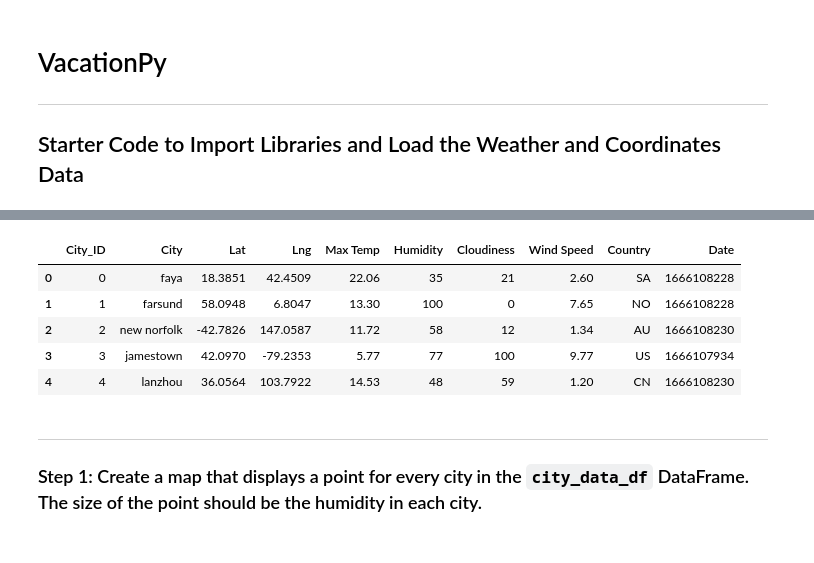
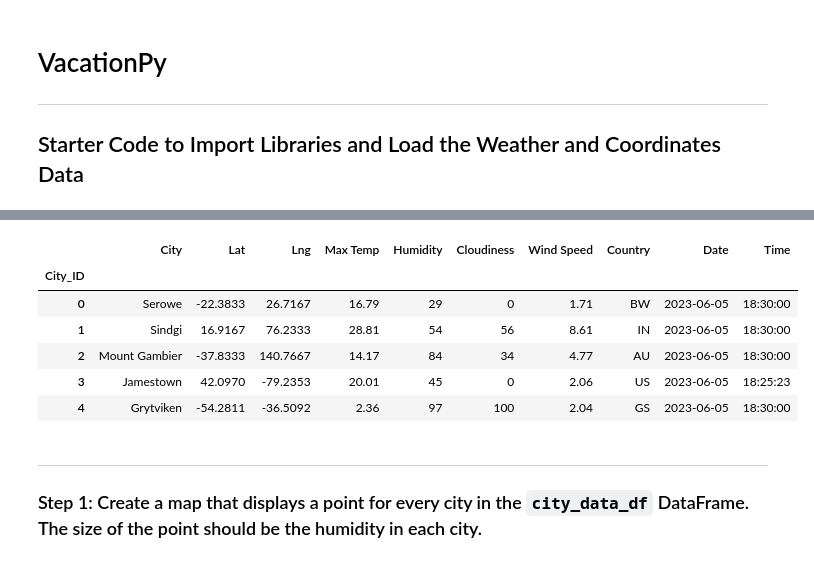
Before and after one commit to VickyL86/Python_API_Challenge_VL, a Jupyter notebook: Starter Code API/VacationPy.ipynb, the cells around one changed output, grey strips where cells are left out. Saved outputs shown, nothing was run; the diff lists cells and outputs as text; code cells hidden in the pictures.

Commit message:
Fixed the date issue and added PRT 2 hwk challenge

```diff
--- a/Starter Code API/VacationPy.ipynb
+++ b/Starter Code API/VacationPy.ipynb
@@ -17,16 +20,25 @@ from api_keys import geoapify_key
 # %%
 # Load the CSV file created in Part 1 into a Pandas DataFrame
-city_data_df = pd.read_csv("output_data/cities.csv")
+input_path = os.path.join("..","output_data","cities.csv")
+city_data_df = pd.read_csv(input_path,index_col="City_ID")
+
+
+#create a dataframe from the city data
+city_data_df = pd.DataFrame(city_data_df)
+
+#Edit city names to start from a capital letter - source: ChatGPT
+city_data_df["City"] = city_data_df["City"].str.title()
 
 # Display sample data
 city_data_df.head()
 # %% [output]
-|  | City_ID | City | Lat | Lng | Max Temp | Humidity | Cloudiness | Wind Speed | Country | Date |
-| 0 | 0 | faya | 18.3851 | 42.4509 | 22.06 | 35 | 21 | 2.60 | SA | 1666108228 |
-| 1 | 1 | farsund | 58.0948 | 6.8047 | 13.30 | 100 | 0 | 7.65 | NO | 1666108228 |
-| 2 | 2 | new norfolk | -42.7826 | 147.0587 | 11.72 | 58 | 12 | 1.34 | AU | 1666108230 |
-| 3 | 3 | jamestown | 42.0970 | -79.2353 | 5.77 | 77 | 100 | 9.77 | US | 1666107934 |
-| 4 | 4 | lanzhou | 36.0564 | 103.7922 | 14.53 | 48 | 59 | 1.20 | CN | 1666108230 |
+|  | City | Lat | Lng | Max Temp | Humidity | Cloudiness | Wind Speed | Country | Date | Time |
+| City_ID |  |  |  |  |  |  |  |  |  |  |
+| 0 | Serowe | -22.3833 | 26.7167 | 16.79 | 29 | 0 | 1.71 | BW | 2023-06-05 | 18:30:00 |
+| 1 | Sindgi | 16.9167 | 76.2333 | 28.81 | 54 | 56 | 8.61 | IN | 2023-06-05 | 18:30:00 |
+| 2 | Mount Gambier | -37.8333 | 140.7667 | 14.17 | 84 | 34 | 4.77 | AU | 2023-06-05 | 18:30:00 |
+| 3 | Jamestown | 42.0970 | -79.2353 | 20.01 | 45 | 0 | 2.06 | US | 2023-06-05 | 18:25:23 |
+| 4 | Grytviken | -54.2811 | -36.5092 | 2.36 | 97 | 100 | 2.04 | GS | 2023-06-05 | 18:30:00 |
 # %% [markdown]
 ---
 
```
Also changed, not shown: parts of 9 cells of this notebook, 1 other file.
